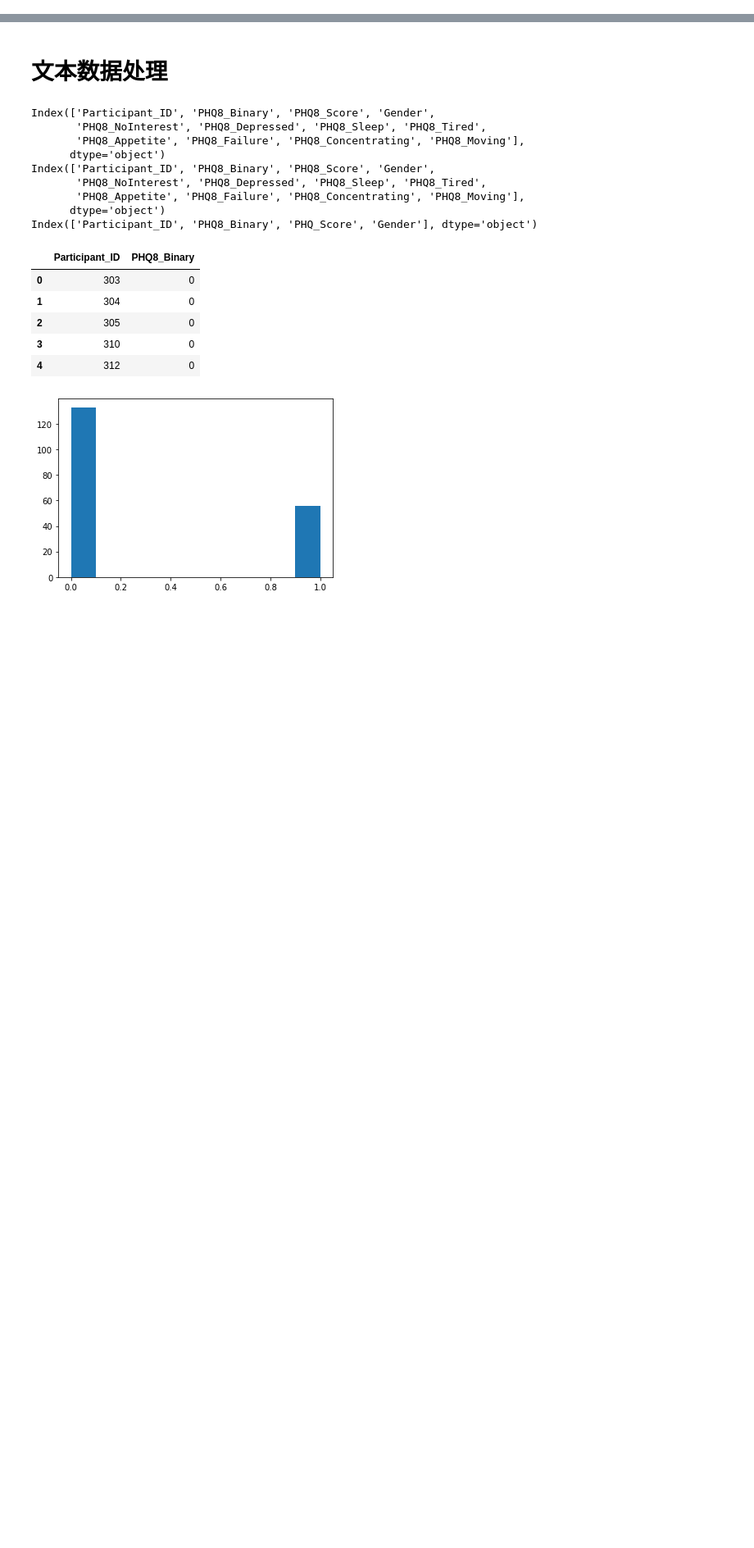
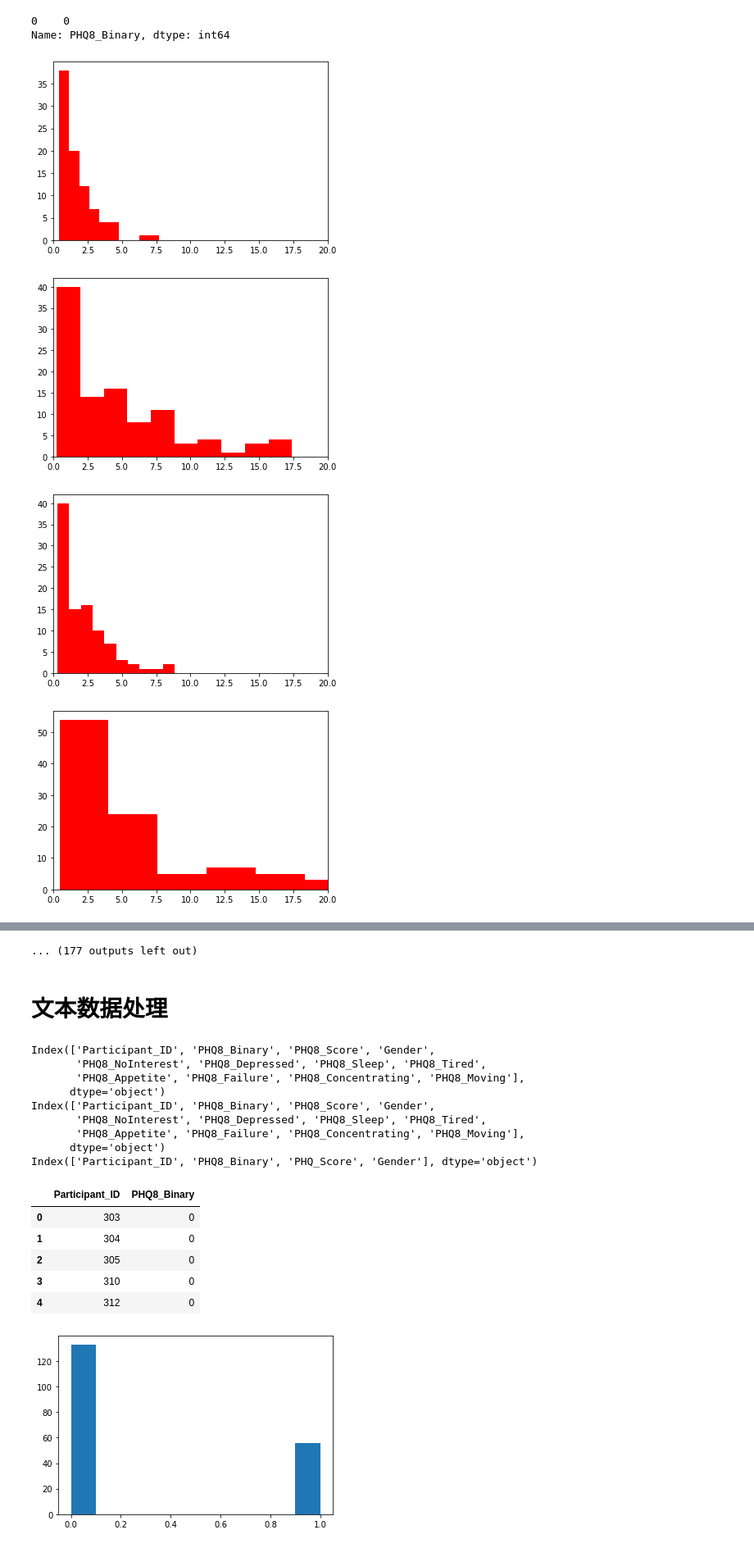
Before and after one commit to FengBotao119/Graduation-Project, a Jupyter notebook: Preprocessing.ipynb, the cells around one changed output, grey strips where cells are left out. Shown at 82% size. Saved outputs shown, nothing was run; the diff lists cells and outputs as text; code cells hidden in the pictures; blank space fills up the shorter version.

```diff
--- a/Preprocessing.ipynb
+++ b/Preprocessing.ipynb
@@ -36,0 +44,3 @@ data[data.speaker=='Ellie'].iloc[:,1:]
+# %%
+valid = pd.read_csv('./data/dev_split_Depression_AVEC2017.csv')
+valid.head()
@@ -36,0 +54,3 @@ data[data.speaker=='Ellie'].iloc[:,1:]
+# %%
+test = pd.read_csv('./data/full_test_split.csv')
+test.head()
@@ -36,0 +64,5 @@ data[data.speaker=='Ellie'].iloc[:,1:]
+# %%
+test.rename(columns={'PHQ_Binary':'PHQ8_Binary'},inplace=True)
+# %%
+people = pd.concat([test[['Participant_ID','PHQ8_Binary']],valid[['Participant_ID','PHQ8_Binary']],train[['Participant_ID','PHQ8_Binary']]])
+people
@@ -36,0 +87,27 @@ data[data.speaker=='Ellie'].iloc[:,1:]
+# %%
+people[people.Participant_ID==ID].PHQ8_Binary.valies
+# %% [output]
+0    0
+Name: PHQ8_Binary, dtype: int64
+# %%
+#pd.set_option('display.max_rows', 500)
+#pd.set_option('display.max_colwidth', 500)
+for file in files:
+    data = pd.read_csv('./data/text/'+file)
+    data['interval_time'] = data.stop_time-data.start_time
+    ID = int(file[:3])
+    is_depress = people[people.Participant_ID==ID].PHQ8_Binary.values
+    if is_depress:
+        plt.hist(data.interval_time[data.speaker=='Participant'],color='blue')
+        plt.xlim(0,20)
+        plt.savefig('./data/duration/'+str(is_depress)+"_"+file+'.png')
+    else:
+        plt.hist(data.interval_time[data.speaker=='Participant'],color='red')
+        plt.xlim(0,20)
+        plt.savefig('./data/duration/'+str(is_depress)+"_"+file+'.png')
+    plt.show()
+# %% [output]
+[figure, added]
+[figure, added]
+[figure, added]
+[figure, added]
@@ -37,3 +122,4 @@ data[data.speaker=='Ellie'].iloc[:,1:]
+... (177 outputs left out)
 # %% [markdown]
 # 文本数据处理
 # %%
```
Also changed, not shown: parts of 8 cells of this notebook, 1 other file.
